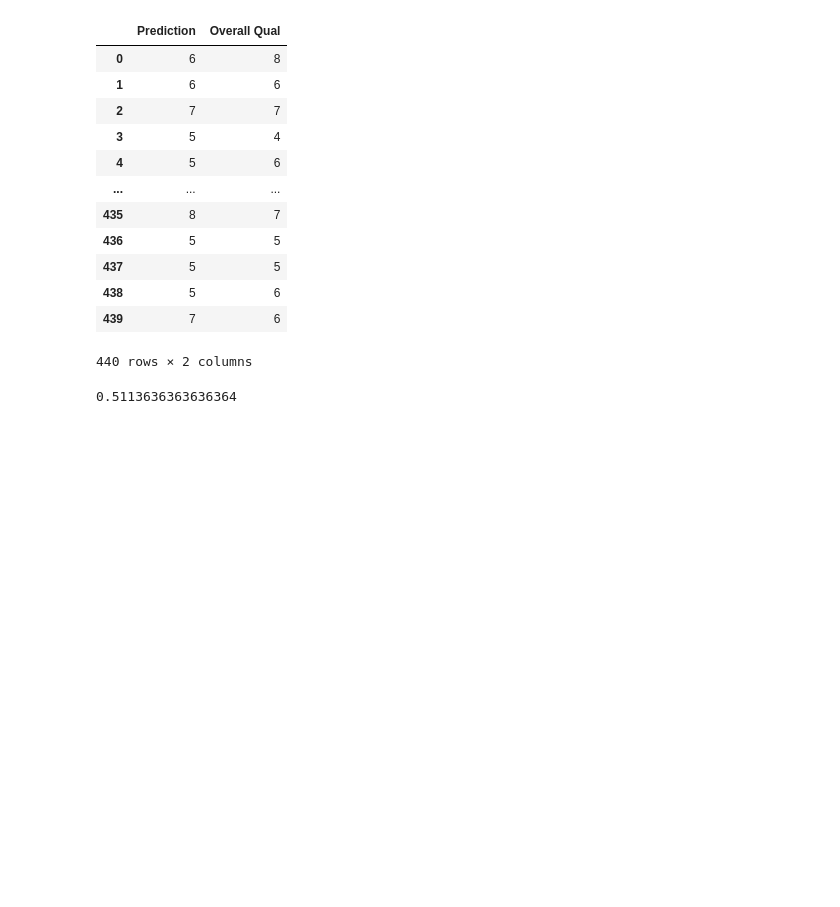
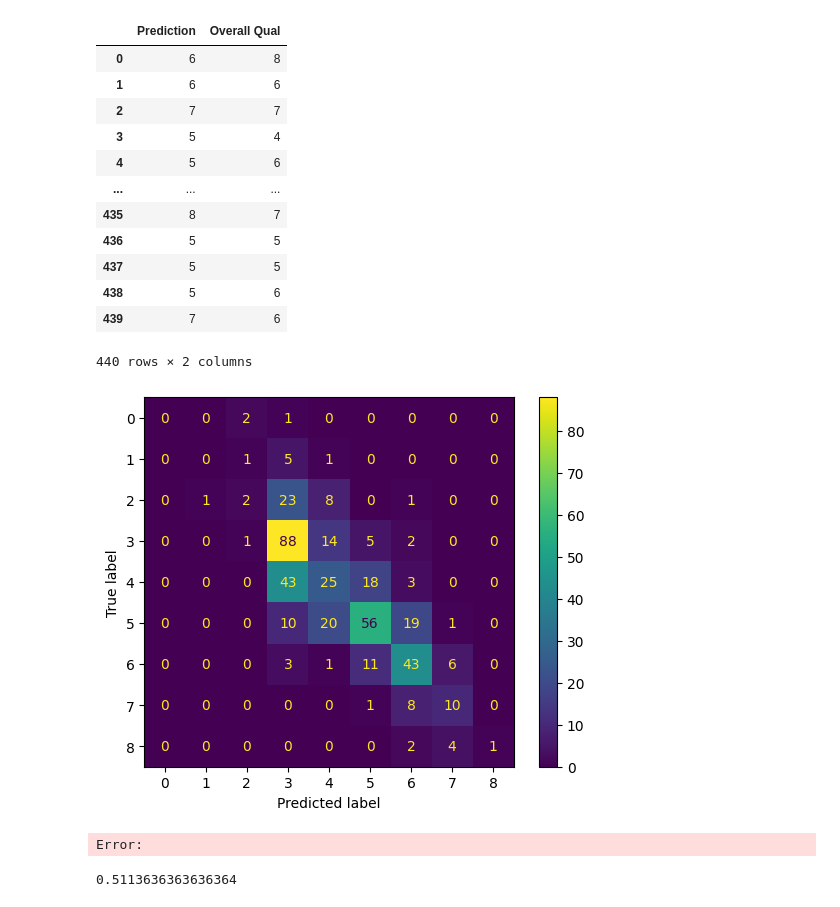
Before and after one commit to Alexanderdeweger/DEAI_portfolio, a Jupyter notebook: Week7/DA/OpdrachtenAlexander.ipynb, the cells around one changed output. Cells and saved outputs as stored; diff of their text form; code cells hidden in the pictures; blank space fills up the shorter version.

```diff
--- a/Week7/DA/OpdrachtenAlexander.ipynb
+++ b/Week7/DA/OpdrachtenAlexander.ipynb
@@ -139,9 +139,12 @@ stuff
 440 rows × 2 columns
 # %%
 matrix = metrics.confusion_matrix(stuff['Overall Qual'], stuff['Prediction'])
-display = metrics.ConfusionMatrixDisplay(confusion_matrix=matrix, display_labels=['Yes', "No"])
+display = metrics.ConfusionMatrixDisplay(confusion_matrix=matrix)
 display.plot()
 plt.show()
+# %% [output]
+[figure, added]
+Error:
 # %%
 metrics.accuracy_score(Y_test.reset_index()['Overall Qual'], predicted)
 # %% [output]
```
Also changed, not shown: 10 other files.
